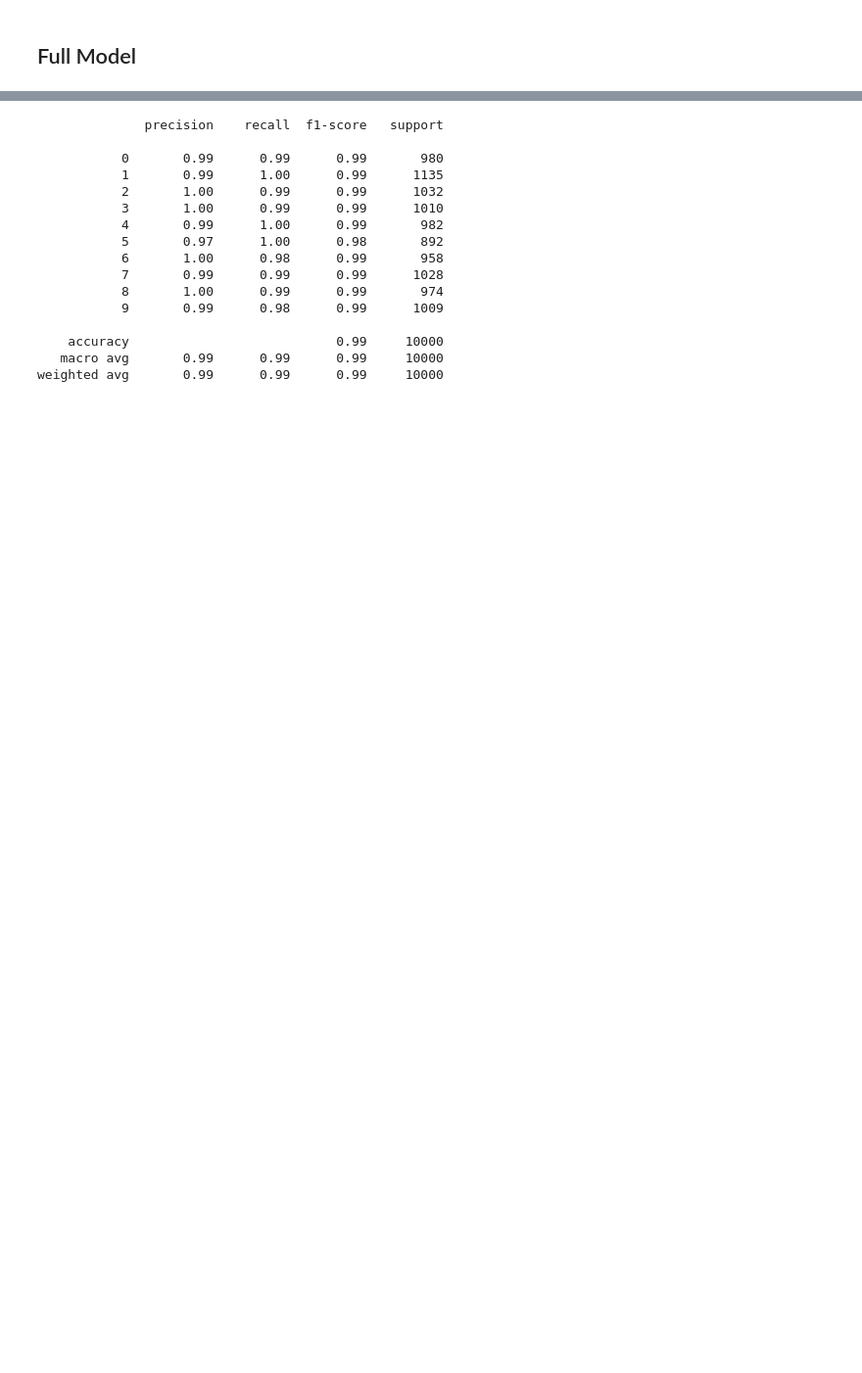
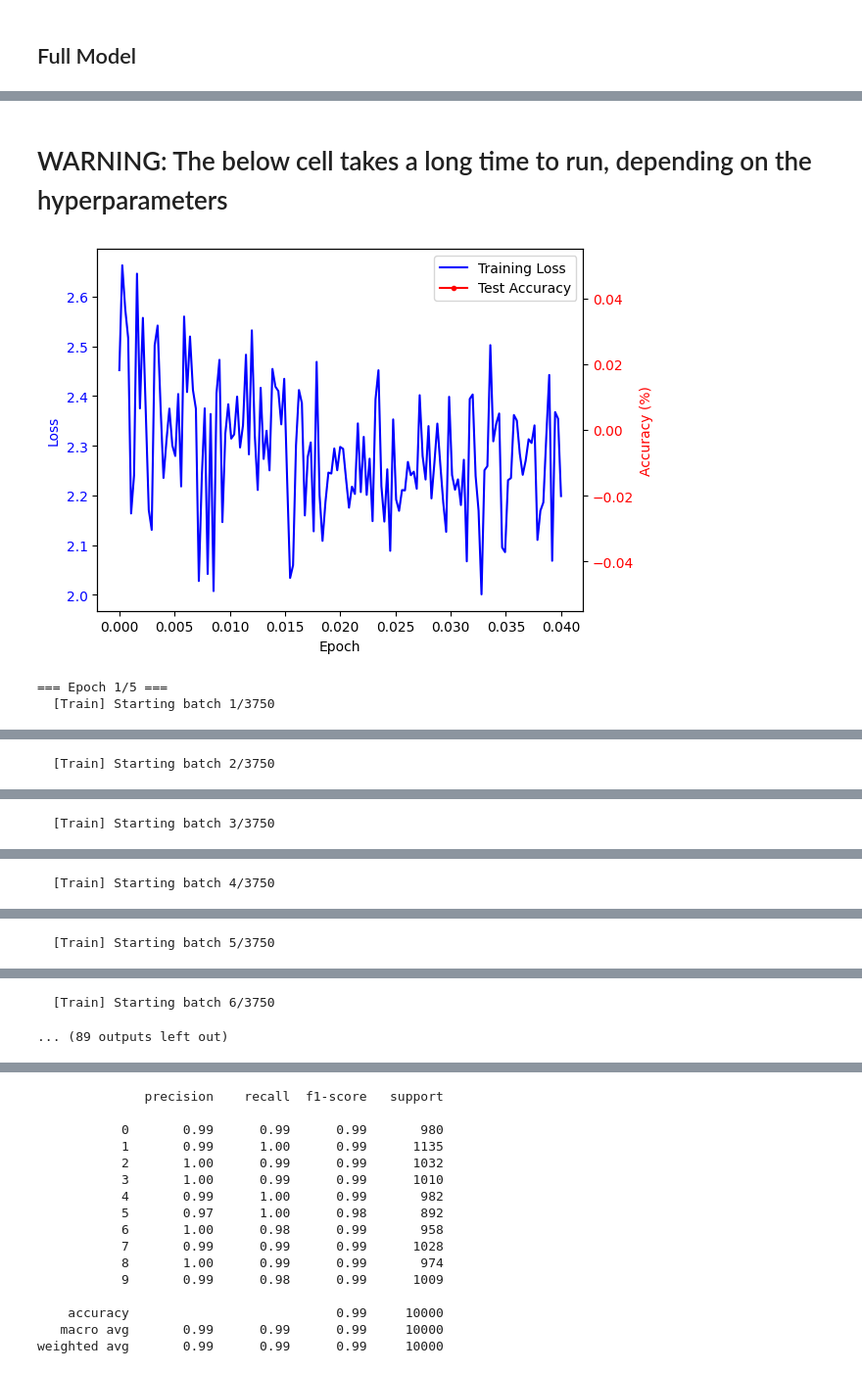
Before and after one commit to QLab-Classification/quantum-classification, a Jupyter notebook: HQNN/mnist/HQNN-Parallel-ionq.ipynb, the cells around one changed output, grey strips where cells are left out. Shown at 98% size. Drawn from its saved outputs; the diff is of its cells as text; code cells hidden in the pictures; blank space fills up the shorter version.

```diff
--- a/HQNN/mnist/HQNN-Parallel-ionq.ipynb
+++ b/HQNN/mnist/HQNN-Parallel-ionq.ipynb
@@ -543,4 +678,34 @@ dataset_portion = 0.05 # Percentage of dataset to train on (for training speed)
+# %%
+# Hyperparameters
+hyperparams = {
+    'n_qubits': 5,
+    'n_circuits': 4,
+    'depth': 3,
+    'shots': 100,
+    'batch_size': 16,
+    'classical_lr': 0.03,
+    'quantum_lr': 0.01,
+    'epochs': 5,
+    'device': 'simulator'
+}
 # %%
-# 3. Train the model
+# --- Instantiate and Train the Model ---
+dataset_portion = 1.00 # Percentage of dataset to train on (for training speed)
 
-trained_model, plot = train_model(hqnn_model, train_dataset, test_dataset, epochs=hyperparams['epochs'], batch_size=hyperparams['batch_size'], plot=True)
+# 1. Create the model instance
+hqnn_model = HQNNParallel(
+    n_circuits = hyperparams['n_circuits'],
+    n_qubits = hyperparams['n_qubits'],
+    depth = hyperparams['depth'],
+    device = hyperparams['device'],
+    shots = hyperparams['shots'],
+)
+
+# 2. Load dataset
+transform = transforms.ToTensor()
+train_dataset = datasets.MNIST(root='./data/mnist-parallel/train', train=True, download=True, transform=transform)
+test_dataset = datasets.MNIST(root='./data/mnist-parallel/test', train=False, download=True, transform=transform)
+
+# Get the specified portions of the dataset
+train_dataset = torch.utils.data.Subset(train_dataset, range(int(len(train_dataset) * dataset_portion)))
+test_dataset = torch.utils.data.Subset(test_dataset, range(int(len(test_dataset) * dataset_portion)))
@@ -572,0 +712,16 @@ No API key found. Using local device instead.
+# %% [markdown]
+# WARNING: The below cell takes a long time to run, depending on the hyperparameters
+# %%
+# 3. Train the model
+trained_model, history = train_model(
+    hqnn_model,
+    train_dataset,
+    test_dataset,
+    epochs=hyperparams['epochs'],
+    batch_size=hyperparams['batch_size'],
+    plot=True
+    )
+# %% [output]
+[figure, added]
+=== Epoch 1/5 ===
+  [Train] Starting batch 1/3750
@@ -572,0 +730 @@ No API key found. Using local device instead.
+  [Train] Starting batch 2/3750
@@ -572,0 +733 @@ No API key found. Using local device instead.
+  [Train] Starting batch 3/3750
@@ -572,0 +736 @@ No API key found. Using local device instead.
+  [Train] Starting batch 4/3750
@@ -572,0 +739 @@ No API key found. Using local device instead.
+  [Train] Starting batch 5/3750
@@ -573,3 +742,5 @@ No API key found. Using local device instead.
+  [Train] Starting batch 6/3750
+... (89 outputs left out)
 # %%
 # Find a unique filename to avoid overwriting existing models
 timestamp = datetime.now().strftime("%Y%m%d_%H%M%S")
```
Also changed, not shown: parts of 15 cells of this notebook, 40 other files.
